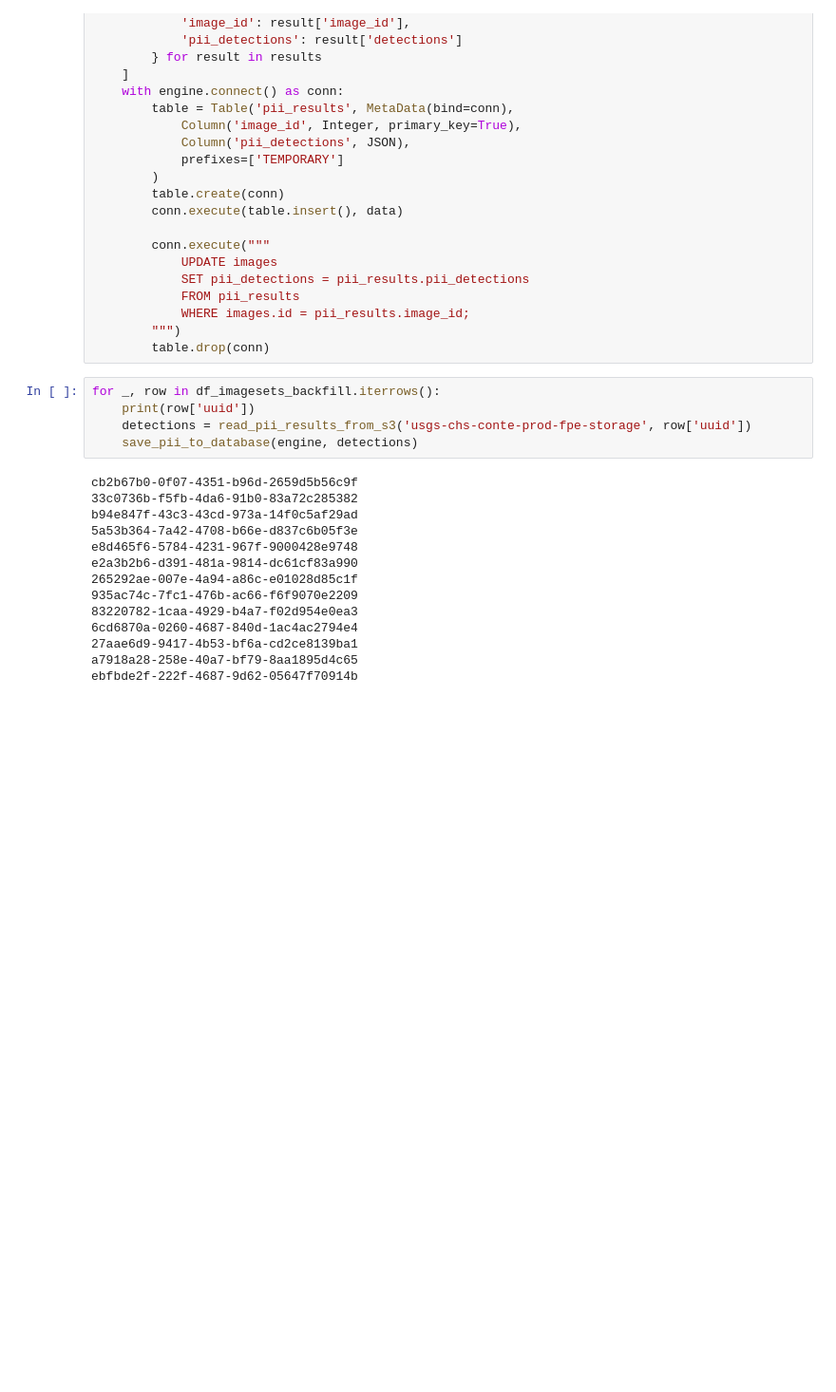
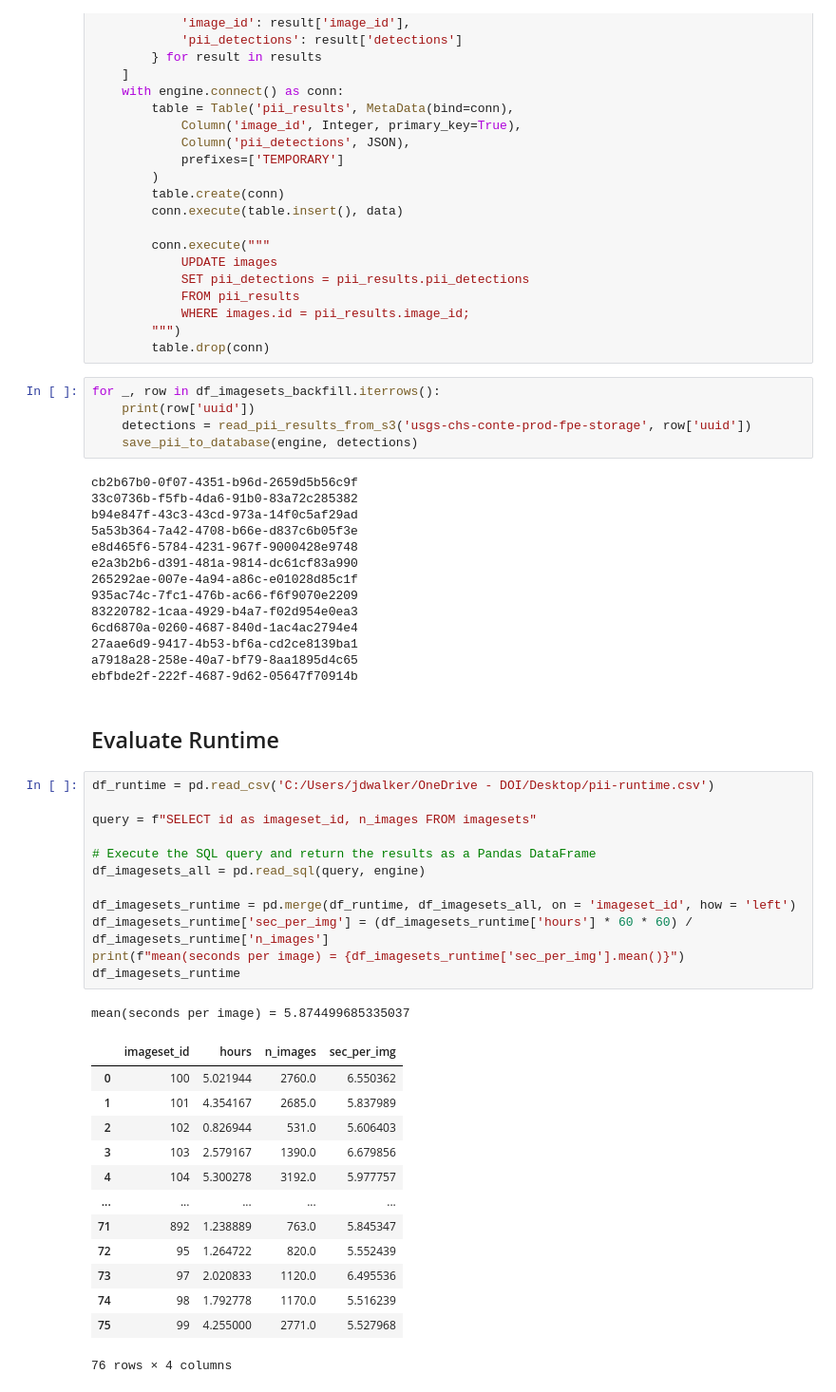
Before and after one commit to EcoSHEDS/fpe-model, a Jupyter notebook: pii-detector/notebooks/20230418-pii-batch-jobs.ipynb, the cells around one changed output. Shown: that part at 95% size. Drawn from its saved outputs; the diff is of its cells as text; blank space fills up the shorter version.

```diff
--- a/pii-detector/notebooks/20230418-pii-batch-jobs.ipynb
+++ b/pii-detector/notebooks/20230418-pii-batch-jobs.ipynb
@@ -332,3 +351,32 @@ e2a3b2b6-d391-481a-9814-dc61cf83a990
 27aae6d9-9417-4b53-bf6a-cd2ce8139ba1
 a7918a28-258e-40a7-bf79-8aa1895d4c65
 ebfbde2f-222f-4687-9d62-05647f70914b
+# %% [markdown]
+## Evaluate Runtime
+# %%
+df_runtime = pd.read_csv('C:/Users/jdwalker/OneDrive - DOI/Desktop/pii-runtime.csv')
+
+query = f"SELECT id as imageset_id, n_images FROM imagesets"
+
+# Execute the SQL query and return the results as a Pandas DataFrame
+df_imagesets_all = pd.read_sql(query, engine)
+
+df_imagesets_runtime = pd.merge(df_runtime, df_imagesets_all, on = 'imageset_id', how = 'left')
+df_imagesets_runtime['sec_per_img'] = (df_imagesets_runtime['hours'] * 60 * 60) / df_imagesets_runtime['n_images']
+print(f"mean(seconds per image) = {df_imagesets_runtime['sec_per_img'].mean()}")
+df_imagesets_runtime
+# %% [output]
+mean(seconds per image) = 5.874499685335037
+|  | imageset_id | hours | n_images | sec_per_img |
+| 0 | 100 | 5.021944 | 2760.0 | 6.550362 |
+| 1 | 101 | 4.354167 | 2685.0 | 5.837989 |
+| 2 | 102 | 0.826944 | 531.0 | 5.606403 |
+| 3 | 103 | 2.579167 | 1390.0 | 6.679856 |
+| 4 | 104 | 5.300278 | 3192.0 | 5.977757 |
+| ... | ... | ... | ... | ... |
+| 71 | 892 | 1.238889 | 763.0 | 5.845347 |
+| 72 | 95 | 1.264722 | 820.0 | 5.552439 |
+| 73 | 97 | 2.020833 | 1120.0 | 6.495536 |
+| 74 | 98 | 1.792778 | 1170.0 | 5.516239 |
+| 75 | 99 | 4.255000 | 2771.0 | 5.527968 |
+76 rows × 4 columns
```
Also changed, not shown: parts of 10 cells of this notebook.
